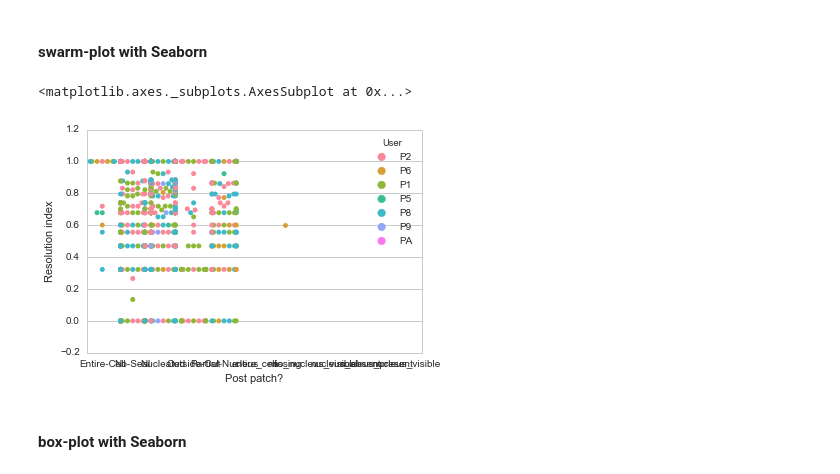
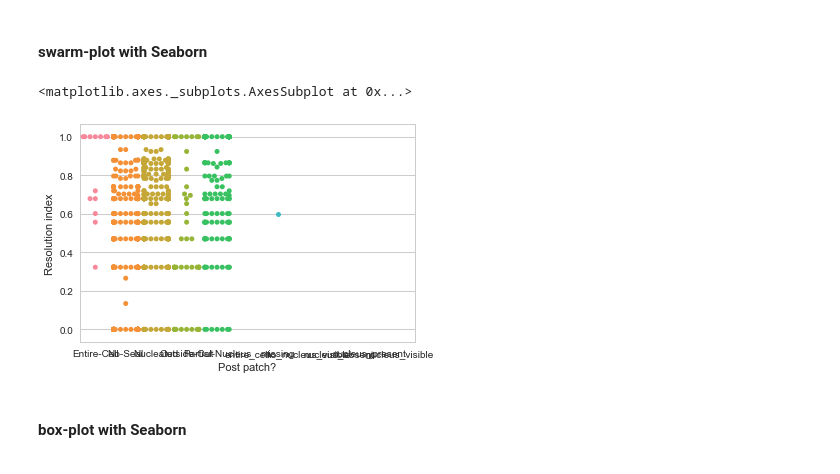
Before and after one commit to ru57y34nn/patchseq_gdoc_analysis, a Jupyter notebook: Postpatch _vs _resIndex.ipynb, the cells around one changed output. Saved outputs shown, nothing was run; the diff lists cells and outputs as text; code cells hidden in the pictures.

```diff
--- a/Postpatch _vs _resIndex.ipynb
+++ b/Postpatch _vs _resIndex.ipynb
@@ -74,10 +74,10 @@ ps.tail()
 # %% [markdown]
 #### swarm-plot with Seaborn
 # %%
-sns.swarmplot(x='Post patch?', y='Resolution index', hue='User', data=ps)
+sns.swarmplot(x='Post patch?', y='Resolution index', data=ps)
 # %% [output]
 <matplotlib.axes._subplots.AxesSubplot at 0x...>
-[figure, old version]
+[figure, new version]
 # %% [markdown]
 #### box-plot with Seaborn
 # %%
```
Also changed, not shown: parts of 3 cells of this notebook.
